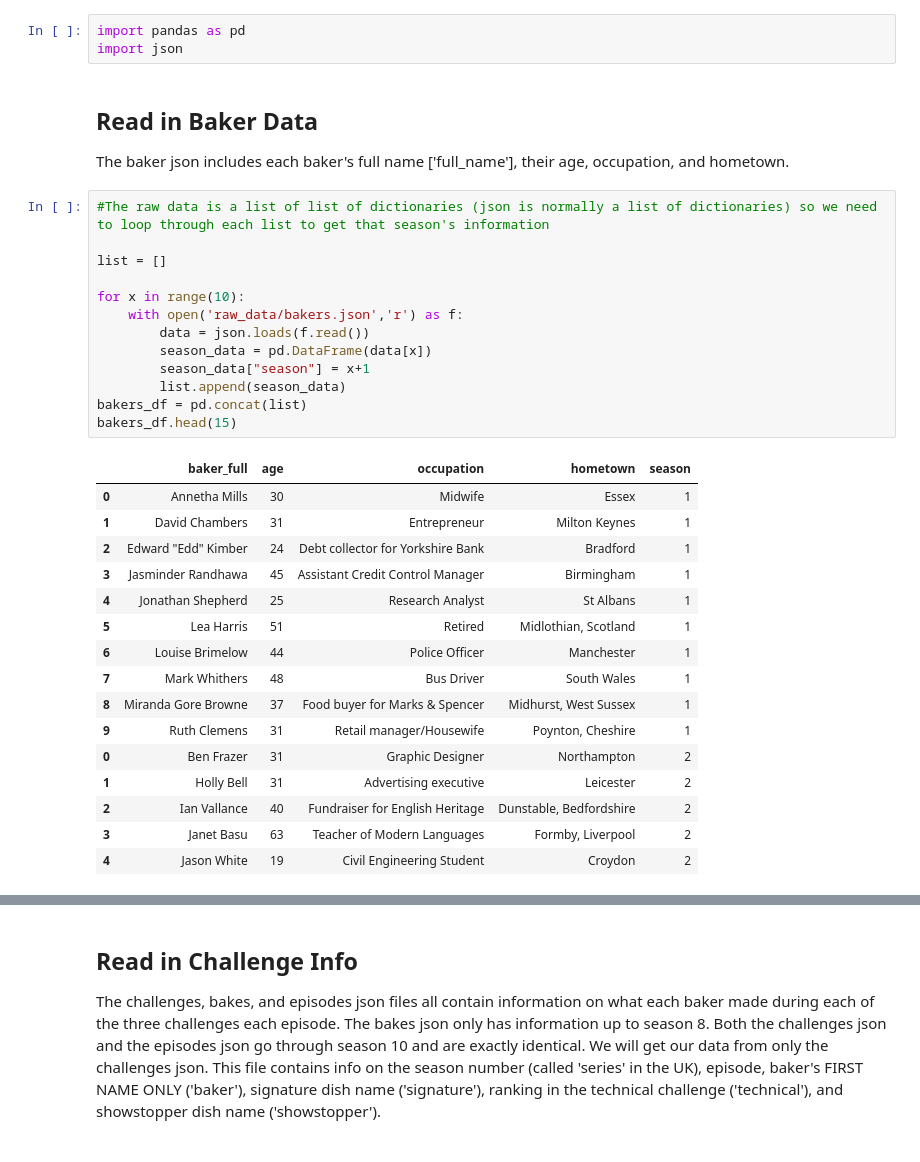
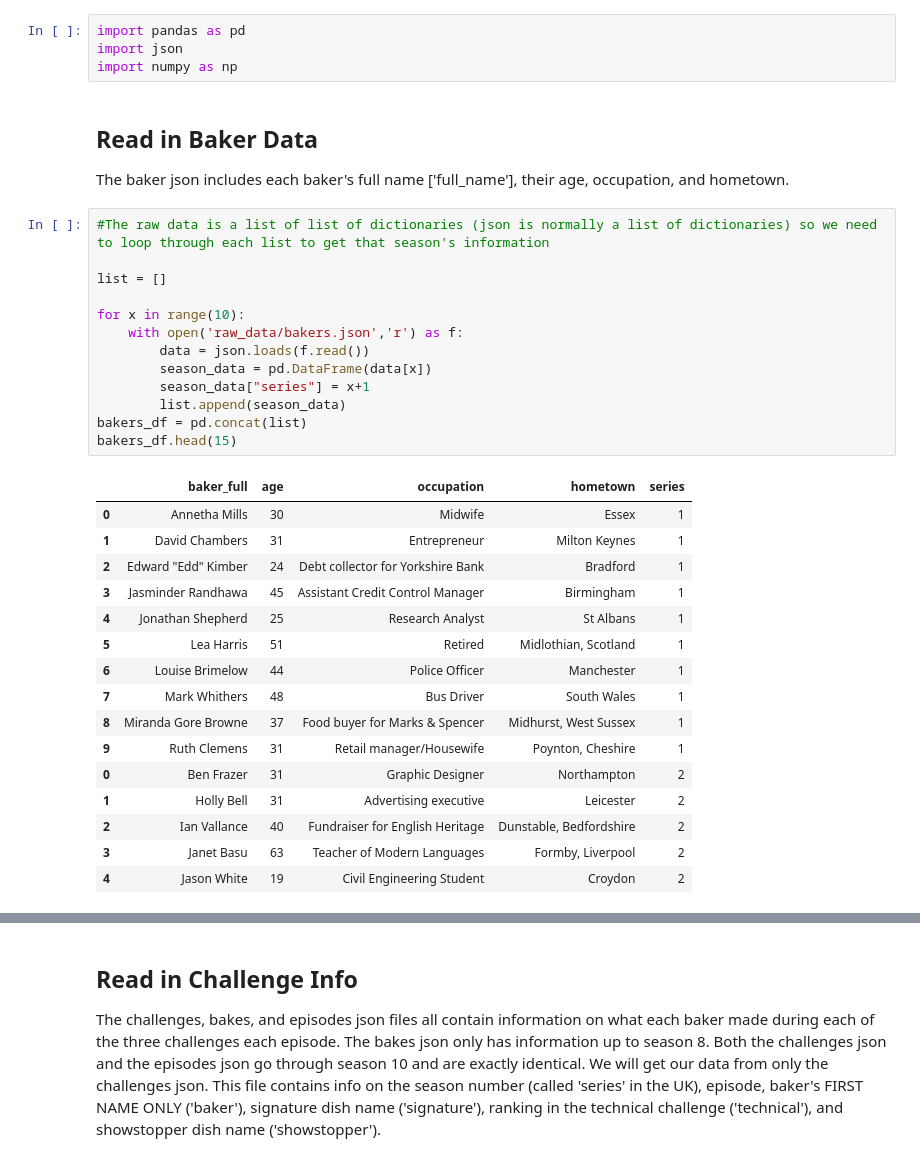
Before and after one commit to benjyms/the_great_bakeoff, a Jupyter notebook: explore.ipynb, the cells around one changed output, grey strips where cells are left out. Saved outputs shown, nothing was run; the diff lists cells and outputs as text.

```diff
--- a/explore.ipynb
+++ b/explore.ipynb
@@ -1,24 +1,25 @@
 # %%
 import pandas as pd
 import json
+import numpy as np
 # %% [markdown]
 ## Read in Baker Data
 The baker json includes each baker's full name ['full_name'], their age, occupation, and hometown.
 # %%
 #The raw data is a list of list of dictionaries (json is normally a list of dictionaries) so we need to loop through each list to get that season's information
 
 list = []
 
 for x in range(10):
     with open('raw_data/bakers.json','r') as f:
         data = json.loads(f.read())
         season_data = pd.DataFrame(data[x])
-        season_data["season"] = x+1
+        season_data["series"] = x+1
         list.append(season_data)
 bakers_df = pd.concat(list)
 bakers_df.head(15)
 # %% [output]
-|  | baker_full | age | occupation | hometown | season |
+|  | baker_full | age | occupation | hometown | series |
 | 0 | Annetha Mills | 30 | Midwife | Essex | 1 |
 | 1 | David Chambers | 31 | Entrepreneur | Milton Keynes | 1 |
 | 2 | Edward "Edd" Kimber | 24 | Debt collector for Yorkshire Bank | Bradford | 1 |
```
Also changed, not shown: parts of 10 cells of this notebook, 4 other files.
